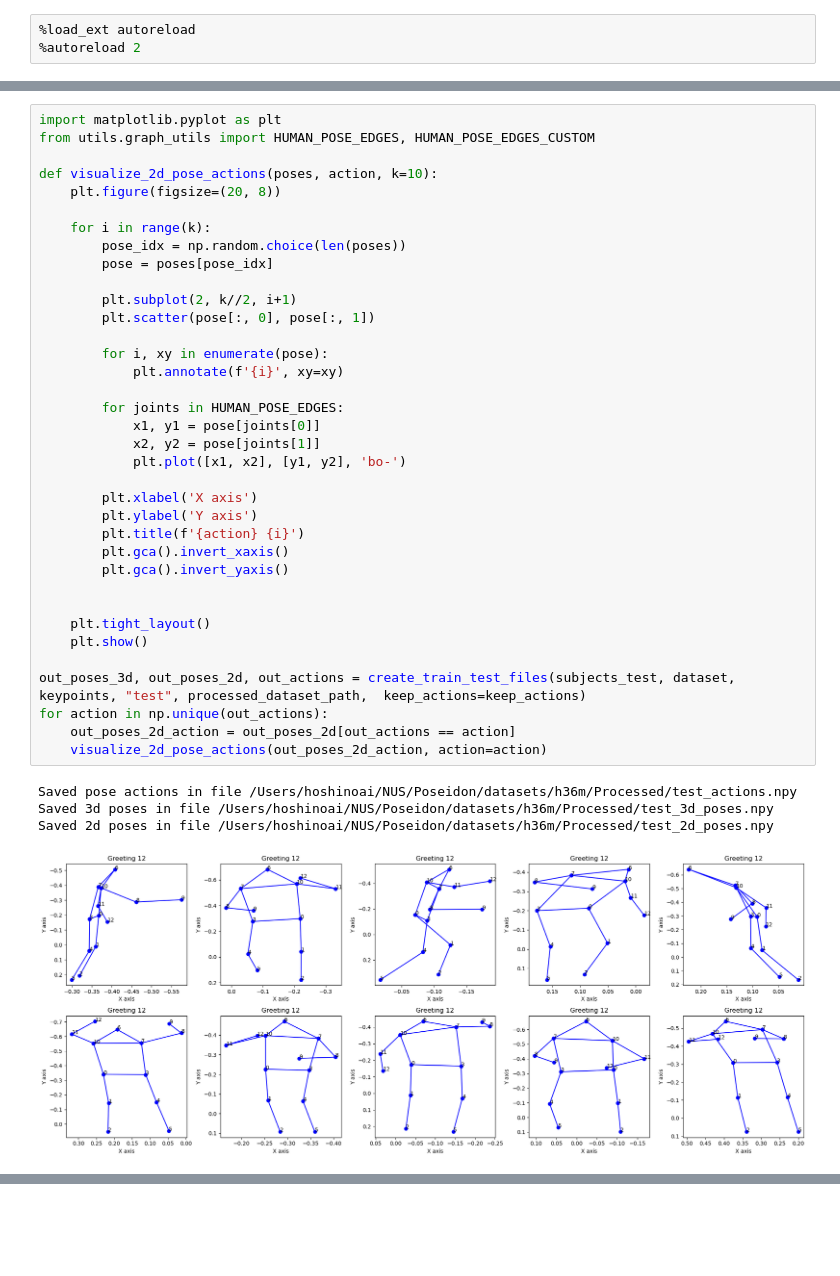
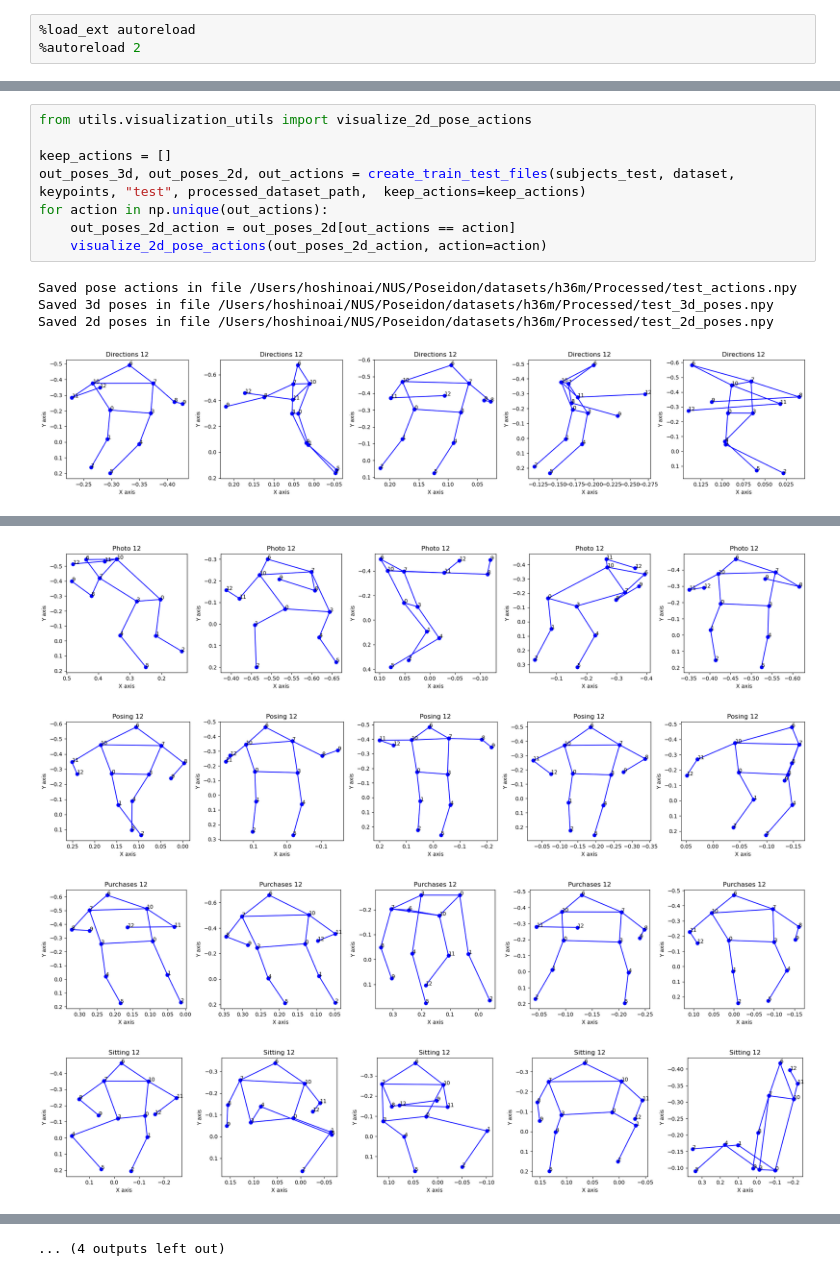
Before and after one commit to ParasharaRamesh/Poseidon, a Jupyter notebook: EDA.ipynb, the cells around one changed output, grey strips where cells are left out. Drawn from its saved outputs; the diff is of its cells as text; blank space fills up the shorter version.

```diff
--- a/EDA.ipynb
+++ b/EDA.ipynb
@@ -144,43 +144,15 @@ Done
 [figure]
 [figure]
 # %%
-import matplotlib.pyplot as plt
-from utils.graph_utils import HUMAN_POSE_EDGES, HUMAN_POSE_EDGES_CUSTOM
+from utils.visualization_utils import visualize_2d_pose_actions
 
-def visualize_2d_pose_actions(poses, action, k=10):
-    plt.figure(figsize=(20, 8))
-
-    for i in range(k):
-        pose_idx = np.random.choice(len(poses))
-        pose = poses[pose_idx]
-
-        plt.subplot(2, k//2, i+1)
-        plt.scatter(pose[:, 0], pose[:, 1])
-
-        for i, xy in enumerate(pose):
-            plt.annotate(f'{i}', xy=xy)
-
-        for joints in HUMAN_POSE_EDGES:
-            x1, y1 = pose[joints[0]]
-            x2, y2 = pose[joints[1]]
-            plt.plot([x1, x2], [y1, y2], 'bo-')
-
-        plt.xlabel('X axis')
-        plt.ylabel('Y axis')
-        plt.title(f'{action} {i}')
-        plt.gca().invert_xaxis()
-        plt.gca().invert_yaxis()
-
-
-    plt.tight_layout()
-    plt.show()
-
+keep_actions = []
 out_poses_3d, out_poses_2d, out_actions = create_train_test_files(subjects_test, dataset, keypoints, "test", processed_dataset_path,  keep_actions=keep_actions)
 for action in np.unique(out_actions):
     out_poses_2d_action = out_poses_2d[out_actions == action]
     visualize_2d_pose_actions(out_poses_2d_action, action=action)
 # %% [output]
 Saved pose actions in file /Users/hoshinoai/NUS/Poseidon/datasets/h36m/Processed/test_actions.npy
 Saved 3d poses in file /Users/hoshinoai/NUS/Poseidon/datasets/h36m/Processed/test_3d_poses.npy
 Saved 2d poses in file /Users/hoshinoai/NUS/Poseidon/datasets/h36m/Processed/test_2d_poses.npy
-[figure, old version]
+[figure, new version]
@@ -190,0 +163,4 @@ Saved 2d poses in file /Users/hoshinoai/NUS/Poseidon/datasets/h36m/Processed/tes
+[figure, added]
+[figure, added]
+[figure, added]
+[figure, added]
@@ -190,0 +169 @@ Saved 2d poses in file /Users/hoshinoai/NUS/Poseidon/datasets/h36m/Processed/tes
+... (4 outputs left out)
```
Also changed, not shown: parts of 2 cells of this notebook, 2 other files.
